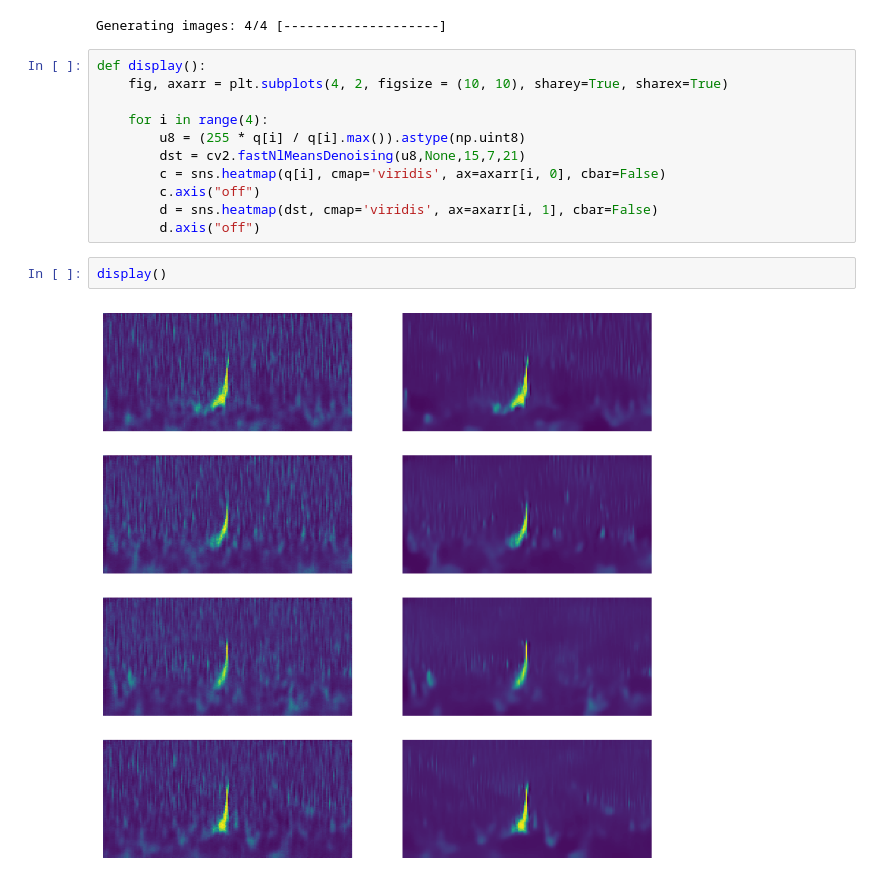
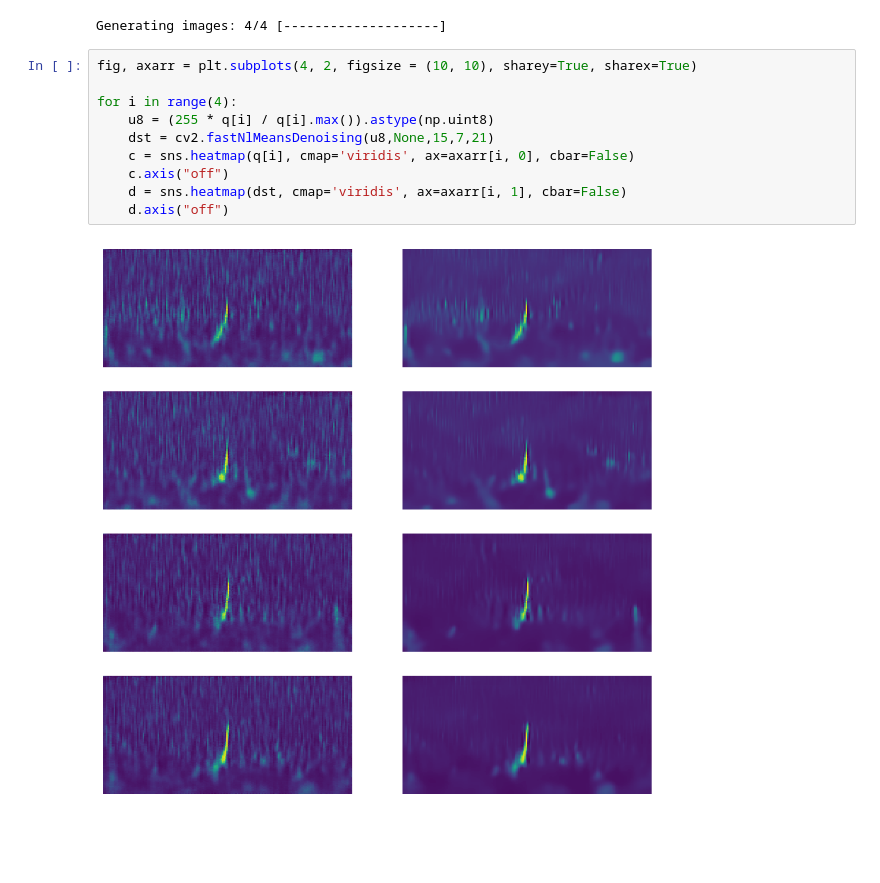
Before and after one commit to sStaite/TNAgen, a Jupyter notebook: TNAgen/noise_removal.ipynb, the cells around one changed output. Saved outputs shown, nothing was run; the diff lists cells and outputs as text; blank space fills up the shorter version.

```diff
--- a/TNAgen/noise_removal.ipynb
+++ b/TNAgen/noise_removal.ipynb
@@ -12,17 +12,14 @@ q = generator.generate("Chirp", 4, clean=False)[0]
 # %% [output]
 Generating images: 4/4 [--------------------]
 # %%
-def display():
-    fig, axarr = plt.subplots(4, 2, figsize = (10, 10), sharey=True, sharex=True)
+fig, axarr = plt.subplots(4, 2, figsize = (10, 10), sharey=True, sharex=True)
 
-    for i in range(4):
-        u8 = (255 * q[i] / q[i].max()).astype(np.uint8)
-        dst = cv2.fastNlMeansDenoising(u8,None,15,7,21)
-        c = sns.heatmap(q[i], cmap='viridis', ax=axarr[i, 0], cbar=False)
-        c.axis("off")
-        d = sns.heatmap(dst, cmap='viridis', ax=axarr[i, 1], cbar=False)
-        d.axis("off")
+for i in range(4):
+    u8 = (255 * q[i] / q[i].max()).astype(np.uint8)
+    dst = cv2.fastNlMeansDenoising(u8,None,15,7,21)
+    c = sns.heatmap(q[i], cmap='viridis', ax=axarr[i, 0], cbar=False)
+    c.axis("off")
+    d = sns.heatmap(dst, cmap='viridis', ax=axarr[i, 1], cbar=False)
+    d.axis("off")
+# %% [output]
+[figure, added]
-# %%
-display()
-# %% [output]
-[figure, removed]
```
Also changed, not shown: parts of 2 cells of this notebook.
